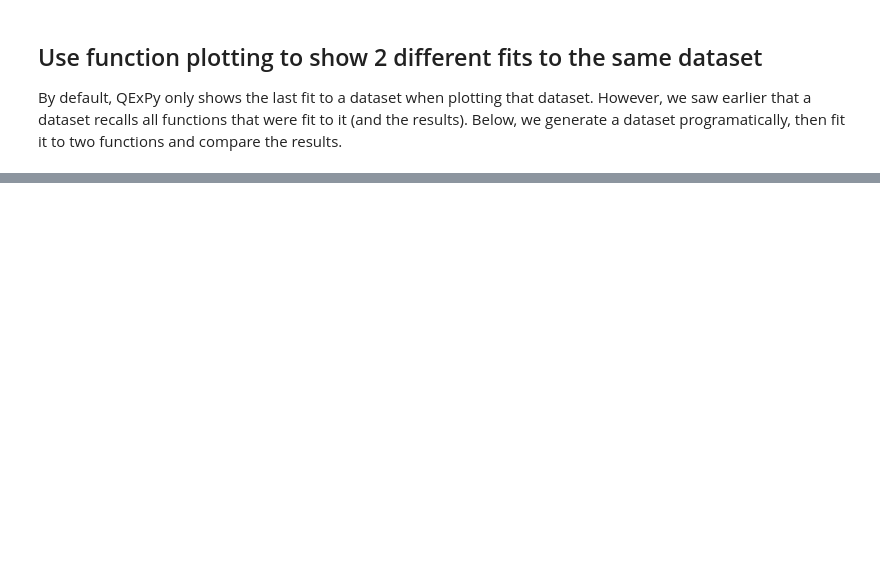
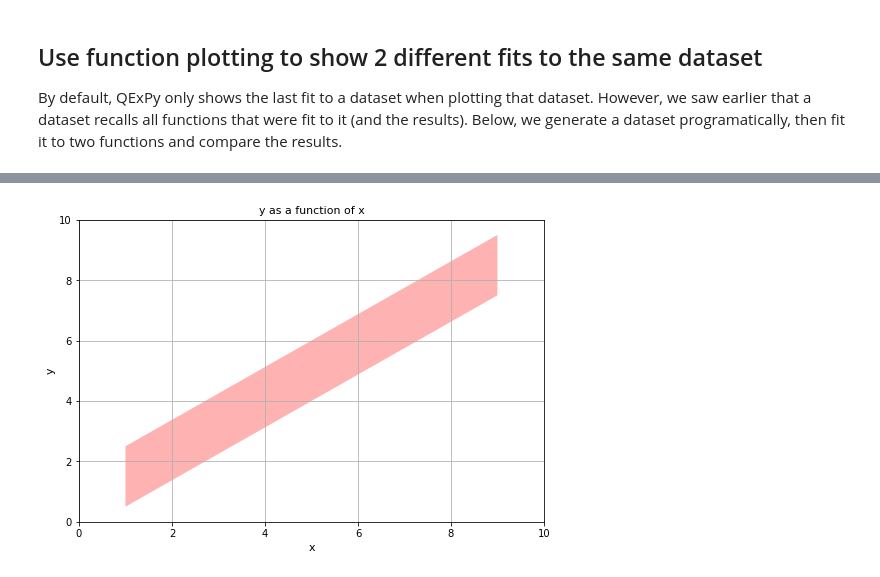
Before and after one commit to Queens-Physics/qexpy, a Jupyter notebook: examples/jupyter/6_Advanced_Plotting.ipynb, the cells around one changed output, grey strips where cells are left out. Saved outputs shown, nothing was run; the diff lists cells and outputs as text; code cells hidden in the pictures; blank space fills up the shorter version.

Commit message:
Updated Advanced Plotting notebook to show how to access the backends.

```diff
--- a/examples/jupyter/6_Advanced_Plotting.ipynb
+++ b/examples/jupyter/6_Advanced_Plotting.ipynb
@@ -190,0 +195,13 @@ fig3.show(populate_figure=False)
+# %%
+q.plot_engine='bk'
+#First we make the QExPy plot and set the x and y ranges.
+fig4 = q.MakePlot()
+fig4.x_range=[0,10]
+fig4.y_range=[0,10]
+#Then we populate the Bokeh figure (with Bokeh, this starts from an empty figure)
+bkfigure = fig4.initialize_bokeh_figure()
+#Then we draw the annuli, using figure.annulus from Bokeh.
+bkfigure.annulus(x=[1, 5, 9], y=[1, 5, 9], color="#7FC97F",
+             inner_radius=0.2, outer_radius=0.5)
+#And now we show the figure, but ask QExPy not to populate it, since we already did
+fig4.show(populate_figure=False)
@@ -190,0 +213,18 @@ fig3.show(populate_figure=False)
+# %%
+q.plot_engine='mpl'
+#First we make the QExPy plot and set the x and y ranges.
+fig5 = q.MakePlot()
+fig5.x_range=[0,10]
+fig5.y_range=[0,10]
+#Then we populate the Matplotlib figure
+mplfigure = fig5.initialize_mpl_figure()
+#Most things in matplotlib are drawn onto a Axis object, so we should get that.
+axis = mplfigure.gca()
+#We will now draw an arbitrary object using Axis.fill_between()
+axis.fill_between([1, 9], [0.5, 7.5],  [2.5, 9.5], facecolor='r',
+                  alpha=0.3, edgecolor = 'none',
+                  interpolate=True, zorder=0)
+#And now we show the figure, but ask QExPy not to populate it, since we already did
+fig5.show(populate_figure=False)
+# %% [output]
+[figure, added]
```
Also changed, not shown: parts of 7 cells of this notebook, 1 other file.
